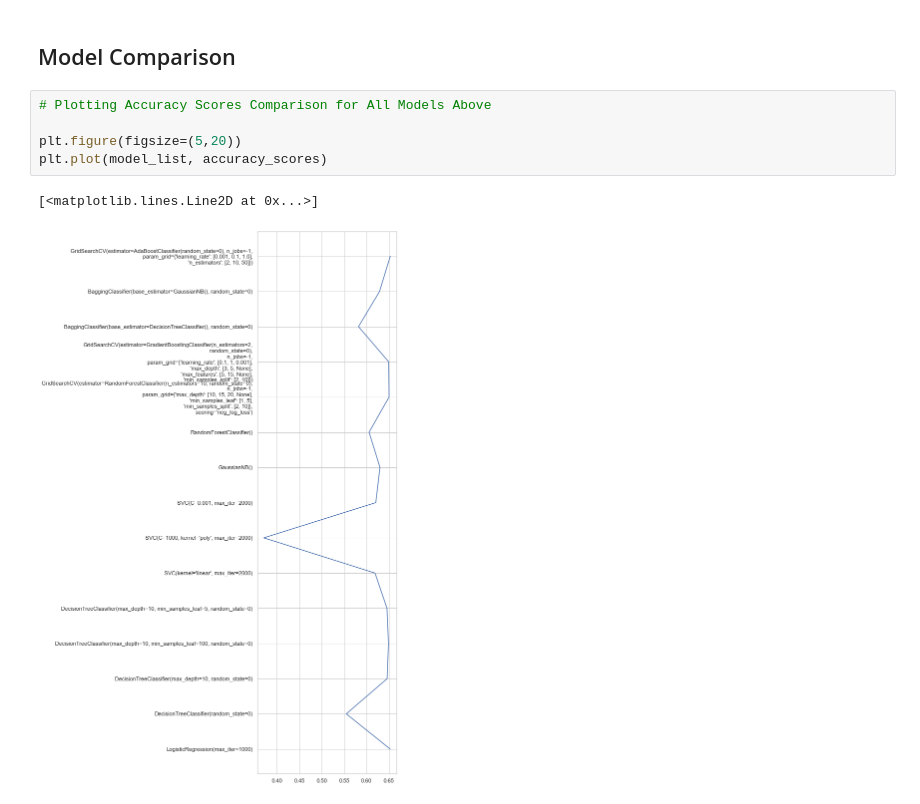
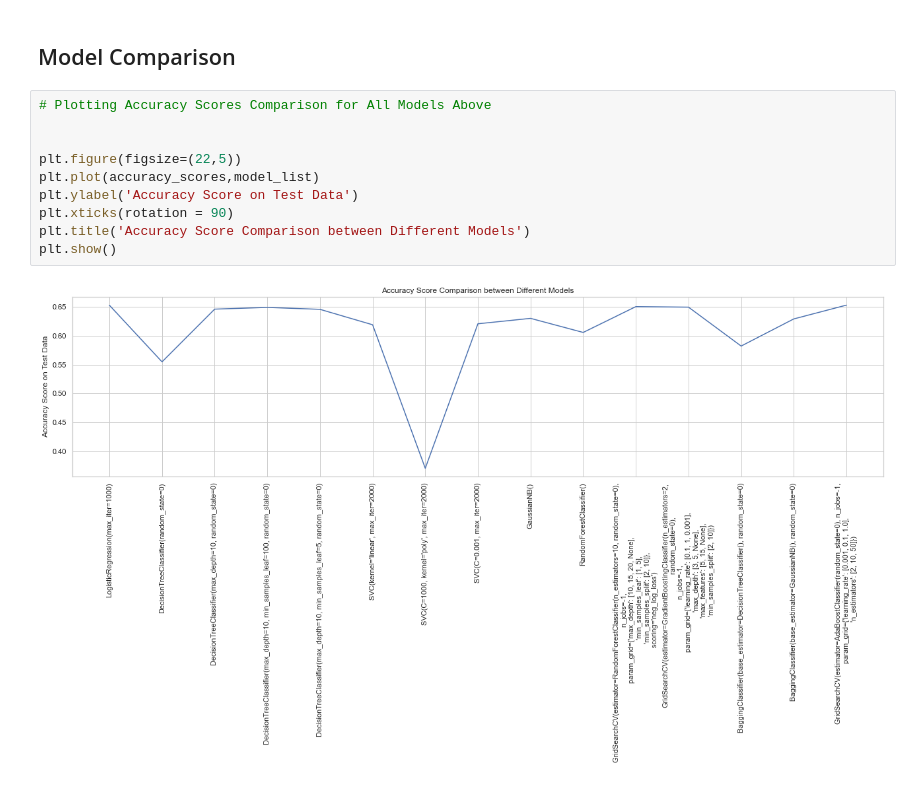
Before and after one commit to akshay-gera/NeurIPS_2020_Education_Challenge, a Jupyter notebook: NeurIPS_2020_Education_Challenge_By____AkshayGera.ipynb, the cells around one changed output. Drawn from its saved outputs; the diff is of its cells as text.

Commit message:
Model Comparison Plotted

```diff
--- a/NeurIPS_2020_Education_Challenge_By____AkshayGera.ipynb
+++ b/NeurIPS_2020_Education_Challenge_By____AkshayGera.ipynb
@@ -1546,11 +1546,15 @@ accuracy: 0.65315,
 [figure]
 # %% [markdown]
 ## Model Comparison
-# %%
-# Plotting Accuracy Scores Comparison for All Models Above
-
-plt.figure(figsize=(5,20))
-plt.plot(model_list, accuracy_scores)
-# %% [output]
-[<matplotlib.lines.Line2D at 0x...>]
-[figure, removed]
+# %%
+# Plotting Accuracy Scores Comparison for All Models Above
+
+
+plt.figure(figsize=(22,5))
+plt.plot(accuracy_scores,model_list)
+plt.ylabel('Accuracy Score on Test Data')
+plt.xticks(rotation = 90)
+plt.title('Accuracy Score Comparison between Different Models')
+plt.show()
+# %% [output]
+[figure, added]
```
Also changed, not shown: parts of 14 cells of this notebook.
